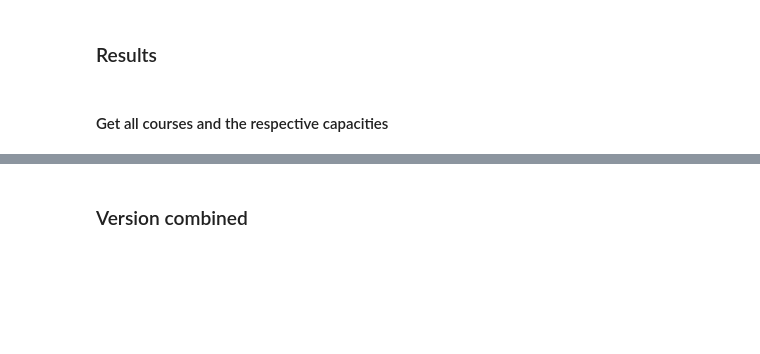
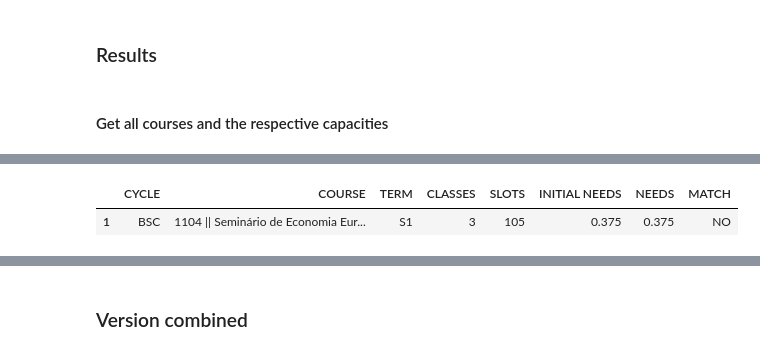
Before and after one commit to bforbesc/ta-allocation-app, a Jupyter notebook: ta_allocation_notebook.ipynb, the cells around one changed output, grey strips where cells are left out. Cells and saved outputs as stored; diff of their text form; code cells hidden in the pictures; blank space fills up the shorter version.

```diff
--- a/ta_allocation_notebook.ipynb
+++ b/ta_allocation_notebook.ipynb
@@ -787,13 +1055,18 @@ course_needs = pd.DataFrame({
 })
 
 # Multiply NEEDS and INITIAL NEEDS by 36 for CYCLE == MS
-course_needs.loc[course_needs["CYCLE"] == "MST", ["NEEDS", "INITIAL NEEDS"]] *= 36
+# course_needs.loc[course_needs["CYCLE"] == "MST", ["NEEDS", "INITIAL NEEDS"]] *= 36
 
 # Add the MATCH column based on the conditionsa
 course_needs.loc[course_needs["CYCLE"] == "ME", "MATCH"] = "NO"
 course_needs.loc[course_needs["INITIAL NEEDS"] == course_needs["NEEDS"], "MATCH"] = "NO"
 course_needs.loc[(course_needs["INITIAL NEEDS"] != course_needs["NEEDS"]) & (course_needs["NEEDS"] > 0), "MATCH"] = "PARTIAL"
 course_needs.loc[(course_needs["INITIAL NEEDS"] != course_needs["NEEDS"]) & (course_needs["NEEDS"] == 0), "MATCH"] = "MATCHED"
+# %%
+course_needs[course_needs["COURSE"] == "1104 || Seminário de Economia Europeia || S1 || EN"]
+# %% [output]
+|  | CYCLE | COURSE | TERM | CLASSES | SLOTS | INITIAL NEEDS | NEEDS | MATCH |
+| 1 | BSC | 1104 || Seminário de Economia Eur... | S1 | 3 | 105 | 0.375 | 0.375 | NO |
 # %%
 print(full_course_weights.shape)
 full_course_weights.head()
```
Also changed, not shown: parts of 50 cells of this notebook, 1 other file.
